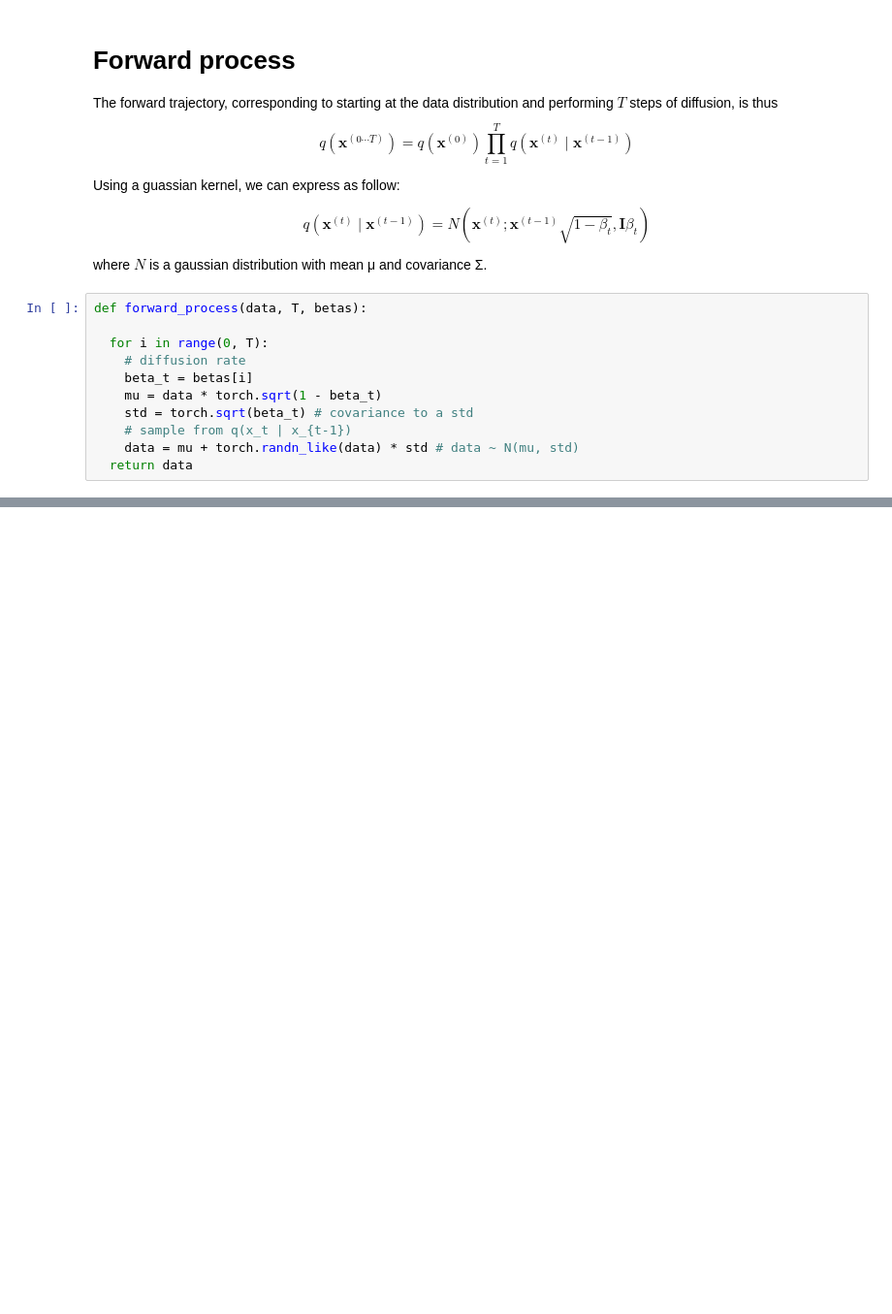
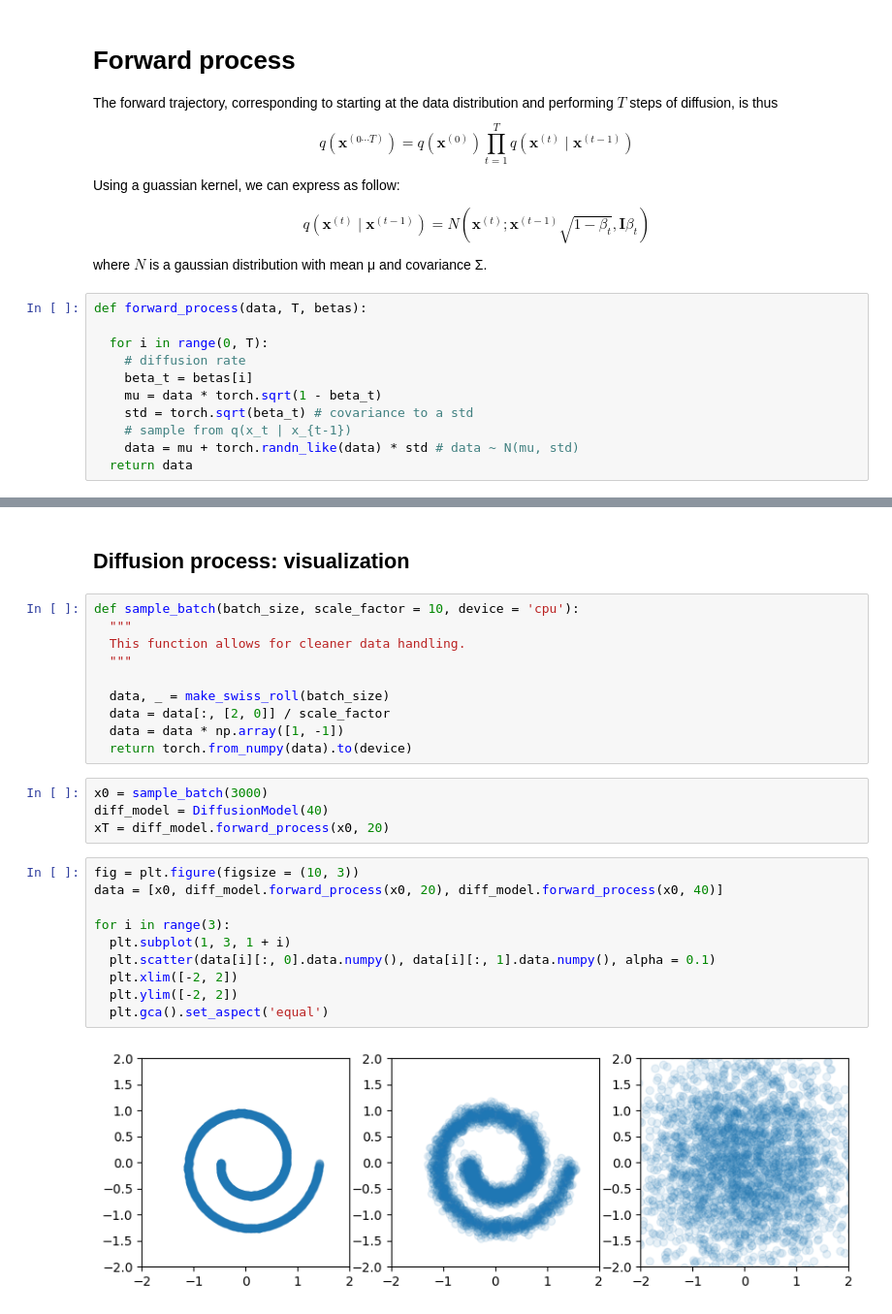
Before and after one commit to IsaacJu-debug/diffusion_model_course, a Jupyter notebook: 01_week1/original_paper_implementation.ipynb, the cells around one changed output, grey strips where cells are left out. Shown at 97% size. Saved outputs shown, nothing was run; the diff lists cells and outputs as text; blank space fills up the shorter version.

```diff
--- a/01_week1/original_paper_implementation.ipynb
+++ b/01_week1/original_paper_implementation.ipynb
@@ -84,0 +152,28 @@ plt.scatter(xT[:, 0].data.numpy(), xT[:, 1].data.numpy(), alpha = 0.1)
+# %% [markdown]
+## Diffusion process: visualization
+# %%
+def sample_batch(batch_size, scale_factor = 10, device = 'cpu'):
+  """
+  This function allows for cleaner data handling.
+  """
+
+  data, _ = make_swiss_roll(batch_size)
+  data = data[:, [2, 0]] / scale_factor
+  data = data * np.array([1, -1])
+  return torch.from_numpy(data).to(device)
+# %%
+x0 = sample_batch(3000)
+diff_model = DiffusionModel(40)
+xT = diff_model.forward_process(x0, 20)
+# %%
+fig = plt.figure(figsize = (10, 3))
+data = [x0, diff_model.forward_process(x0, 20), diff_model.forward_process(x0, 40)]
+
+for i in range(3):
+  plt.subplot(1, 3, 1 + i)
+  plt.scatter(data[i][:, 0].data.numpy(), data[i][:, 1].data.numpy(), alpha = 0.1)
+  plt.xlim([-2, 2])
+  plt.ylim([-2, 2])
+  plt.gca().set_aspect('equal')
+# %% [output]
+[figure, added]
```
Also changed, not shown: parts of 15 cells of this notebook, 1 other file.
